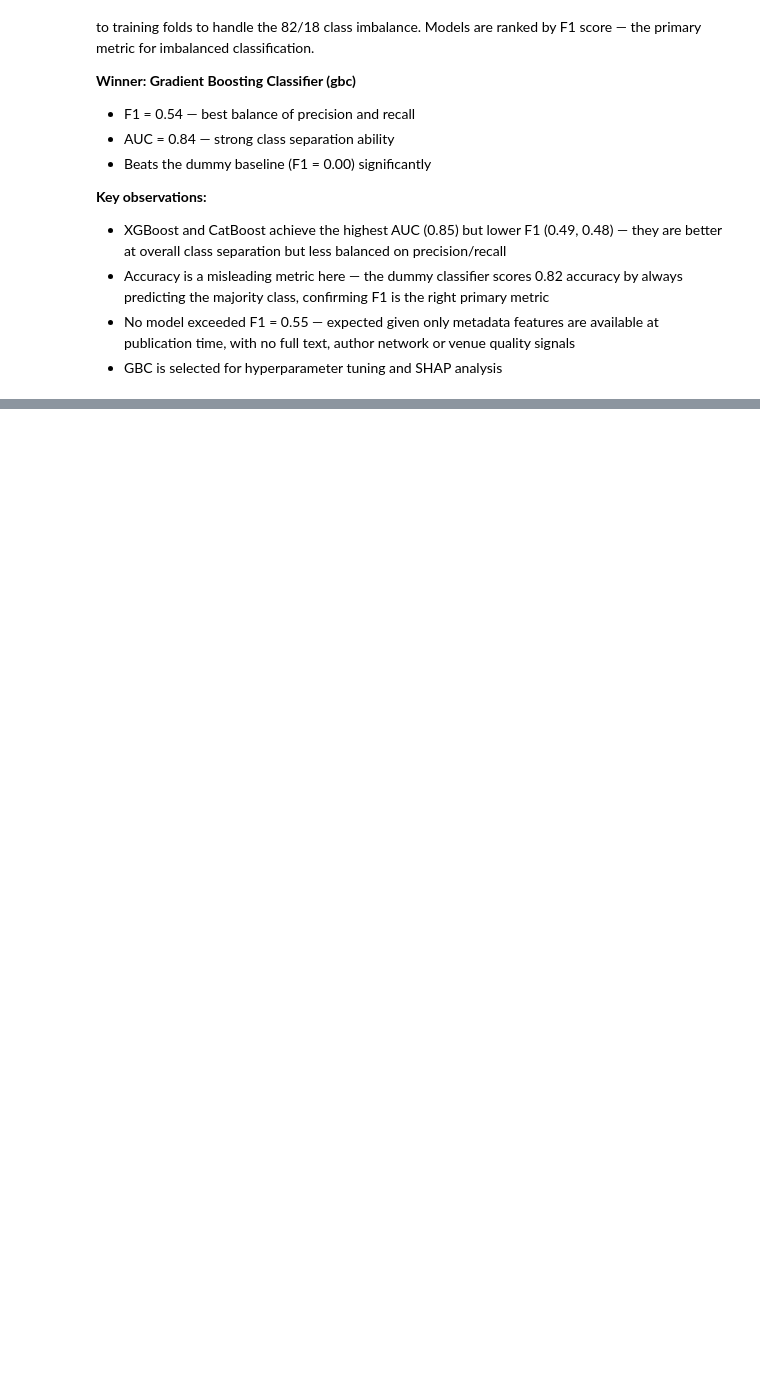
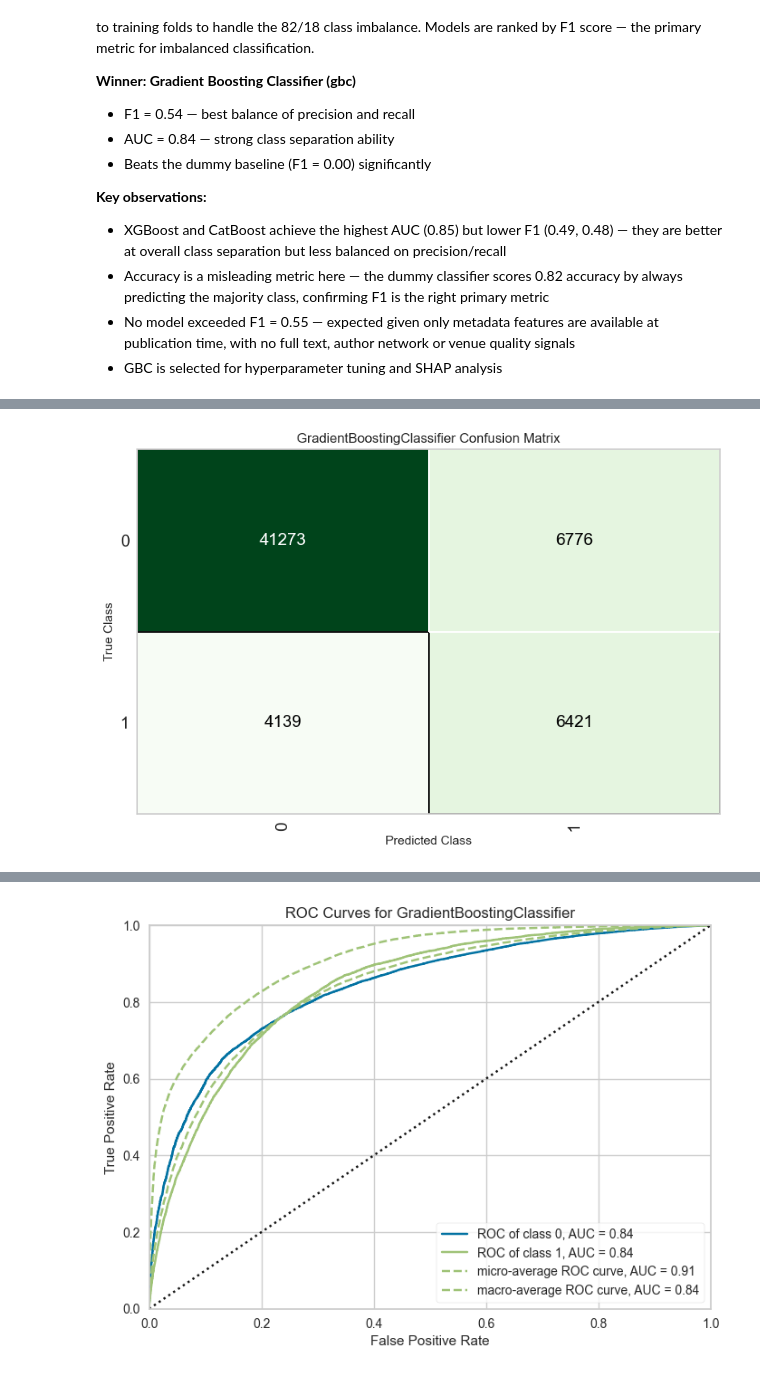
Before and after one commit to AnnaIgumnova/ai-paper-impact-predictor, a Jupyter notebook: notebooks/04_AI_Papers_modelling.ipynb, the cells around one changed output, grey strips where cells are left out. Cells and saved outputs as stored; diff of their text form; code cells hidden in the pictures; blank space fills up the shorter version.

```diff
--- a/notebooks/04_AI_Papers_modelling.ipynb
+++ b/notebooks/04_AI_Papers_modelling.ipynb
@@ -140,0 +169,19 @@ Models are ranked by F1 score — the primary metric for imbalanced classificati
+# %%
+# Confusion matrix — shows true/false positives and negatives
+plot_model(best_models[0], plot='confusion_matrix')
+
+# AUC-ROC curve
+plot_model(best_models[0], plot='auc')
+
+# Precision-Recall curve — more informative than AUC for imbalanced data
+plot_model(best_models[0], plot='pr')
+
+# Classification report — precision, recall, F1 per class
+plot_model(best_models[0], plot='class_report')
+
+# Feature importance
+plot_model(best_models[0], plot='feature')
+
+# Feature importance
+plot_model(best_models[0], plot='feature_all')
+# %% [output]
@@ -140,0 +189 @@ Models are ranked by F1 score — the primary metric for imbalanced classificati
+[figure, added]
@@ -140,0 +191 @@ Models are ranked by F1 score — the primary metric for imbalanced classificati
+[figure, added]
```
Also changed, not shown: parts of 10 cells of this notebook, 6 other files.
